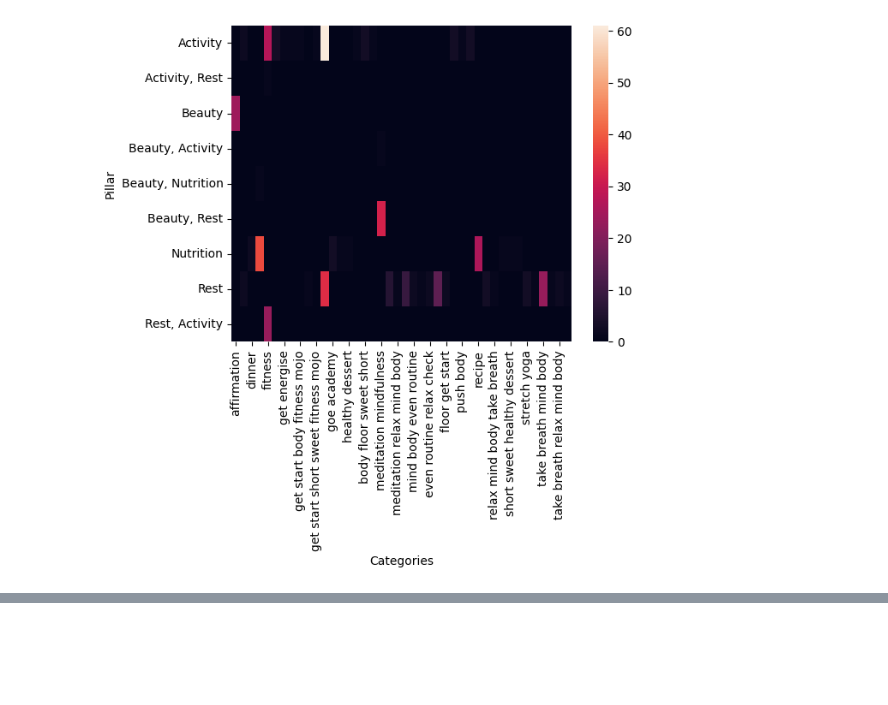
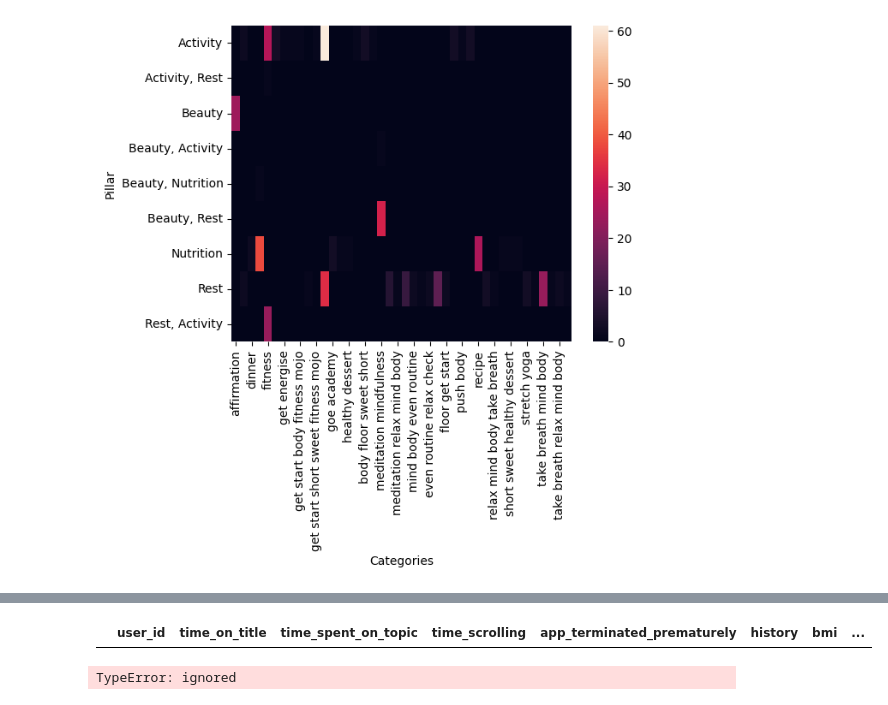
Before and after one commit to RaymondLeong94/Omdena-Project-2, a Jupyter notebook: GoE_EDA_cleaning_and_rationals.ipynb, the cells around one changed output, grey strips where cells are left out. Saved outputs shown, nothing was run; the diff lists cells and outputs as text; code cells hidden in the pictures; blank space fills up the shorter version.

```diff
--- a/GoE_EDA_cleaning_and_rationals.ipynb
+++ b/GoE_EDA_cleaning_and_rationals.ipynb
@@ -417,0 +512,12 @@ sns.heatmap(output_counts )
+# %%
+#building a mock user input df
+mock_user = pd.DataFrame(columns =['user_id', 'time_on_title', 'time_spent_on_topic', 'time_scrolling', 'app_terminated_prematurely', 'history', 'bmi', 'mood', 'completed_session', 'frequency_of_usage'] )
+# %%
+mock_user
+# %% [output]
+|  | user_id | time_on_title | time_spent_on_topic | time_scrolling | app_terminated_prematurely | history | bmi | ... |
+# %%
+#create user id from 0-100000
+mock_user.user_id = mock_user.user_id(lambda x: x + 1 )
+# %% [output]
+TypeError: ignored
```
Also changed, not shown: parts of 10 cells of this notebook.
